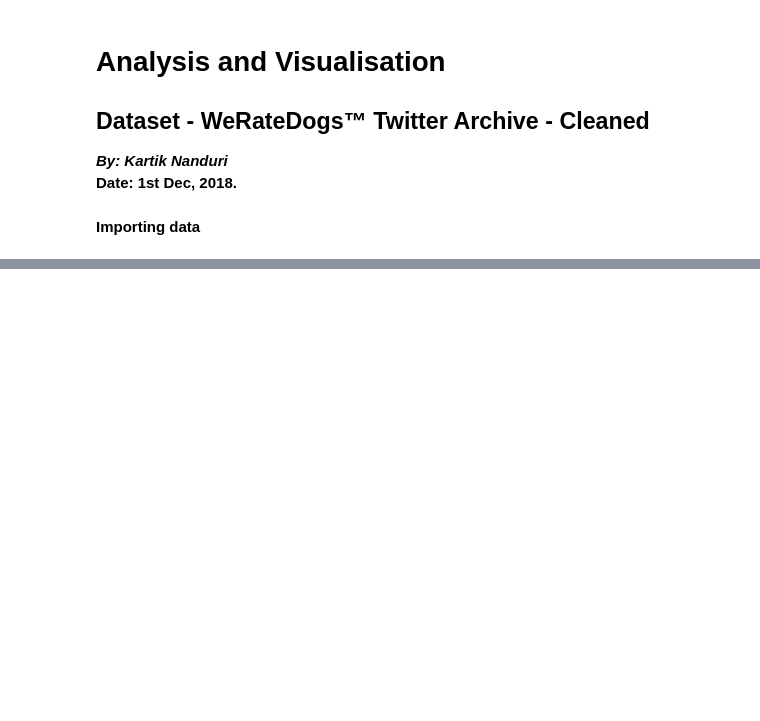
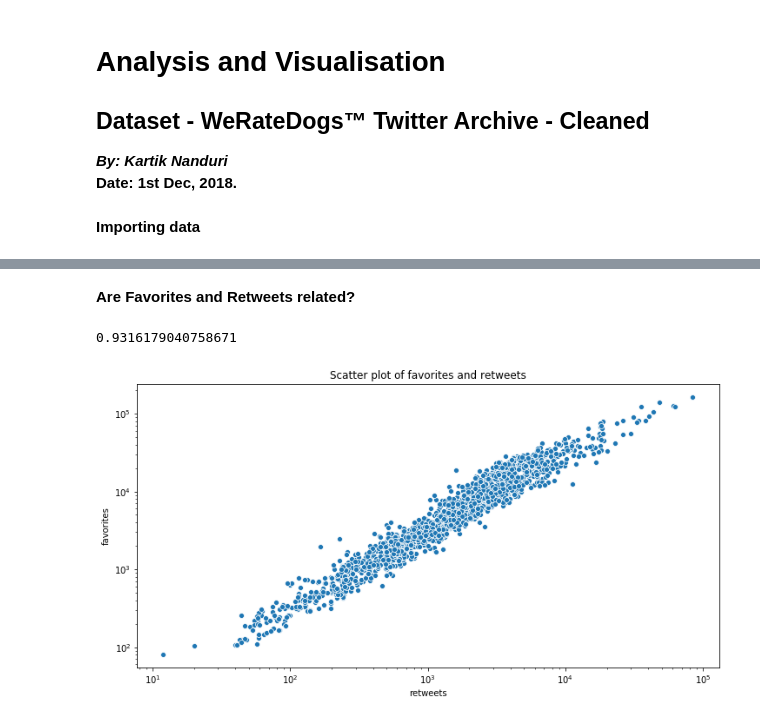
Before and after one commit to saikn85/Wrangle_WeRateDogs, a Jupyter notebook: act_report.ipynb, the cells around one changed output, grey strips where cells are left out. Cells and saved outputs as stored; diff of their text form; code cells hidden in the pictures; blank space fills up the shorter version.

```diff
--- a/act_report.ipynb
+++ b/act_report.ipynb
@@ -48,0 +74,19 @@ AttributeError: 'DataFrame' object has no attribute 'tweet_date'
+# %% [markdown]
+**Are Favorites and Retweets related?**
+# %%
+# printing the correlation between the two
+twitter.tweet_favorites.corr(twitter.tweet_retweets)
+# %% [output]
+0.9316179040758671
+# %%
+# plotting the same
+fig, ax = plt.subplots(figsize=(12, 6))
+sns.scatterplot(x = 'tweet_retweets', y = 'tweet_favorites',
+           data = twitter)
+plt.title('Scatter plot of favorites and retweets')
+plt.xscale('log')
+plt.yscale('log')
+plt.xlabel('retweets')
+plt.ylabel('favorites');
+# %% [output]
+[figure, added]
```
Also changed, not shown: parts of 20 cells of this notebook, 1 other file.
